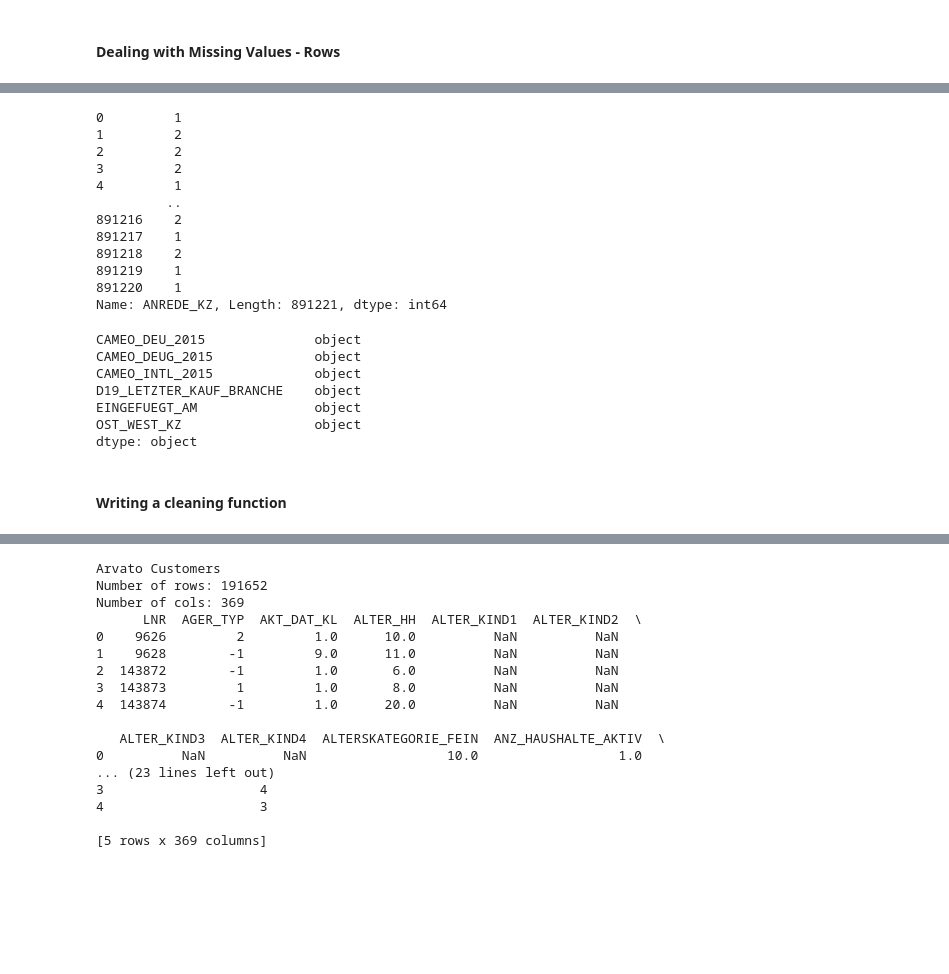
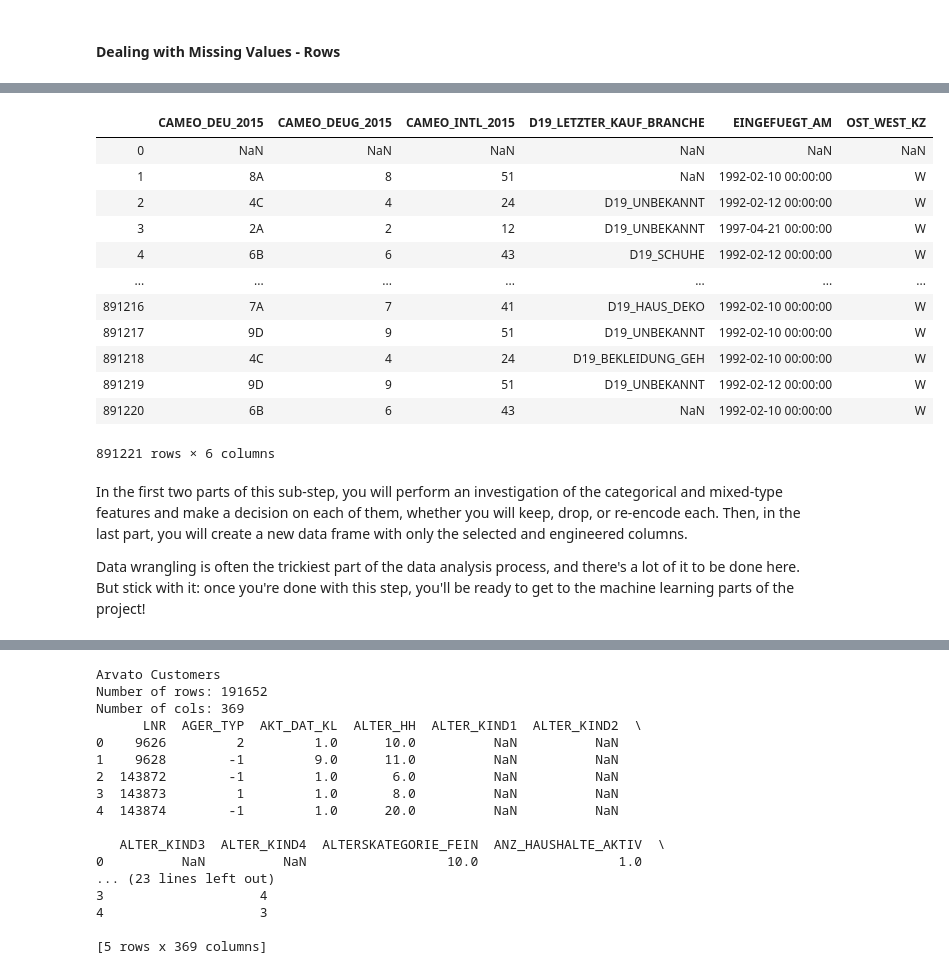
Before and after one commit to ttheoto/DSND_Capstone_Arvato, a Jupyter notebook: Arvato Project Workbook.ipynb, the cells around one changed output, grey strips where cells are left out. Saved outputs shown, nothing was run; the diff lists cells and outputs as text; code cells hidden in the pictures; blank space fills up the shorter version.

```diff
--- a/Arvato Project Workbook.ipynb
+++ b/Arvato Project Workbook.ipynb
@@ -305,31 +315,24 @@ int64       89
 object       6
 dtype: int64
-# %%
-azdias_clean['ANREDE_KZ']
-# %% [output]
-0         1
-1         2
-2         2
-3         2
-4         1
-         ..
-891216    2
-891217    1
-891218    2
-891219    1
-891220    1
-Name: ANREDE_KZ, Length: 891221, dtype: int64
 # %%
 # Looking into categorical data
 
-azdias_clean.dtypes[azdias_clean.dtypes == "object"]
+azdias_clean.select_dtypes('object')
 # %% [output]
+|  | CAMEO_DEU_2015 | CAMEO_DEUG_2015 | CAMEO_INTL_2015 | D19_LETZTER_KAUF_BRANCHE | EINGEFUEGT_AM | OST_WEST_KZ |
+| 0 | NaN | NaN | NaN | NaN | NaN | NaN |
+| 1 | 8A | 8 | 51 | NaN | 1992-02-10 00:00:00 | W |
+| 2 | 4C | 4 | 24 | D19_UNBEKANNT | 1992-02-12 00:00:00 | W |
+| 3 | 2A | 2 | 12 | D19_UNBEKANNT | 1997-04-21 00:00:00 | W |
+| 4 | 6B | 6 | 43 | D19_SCHUHE | 1992-02-12 00:00:00 | W |
+| ... | ... | ... | ... | ... | ... | ... |
+| 891216 | 7A | 7 | 41 | D19_HAUS_DEKO | 1992-02-10 00:00:00 | W |
+| 891217 | 9D | 9 | 51 | D19_UNBEKANNT | 1992-02-10 00:00:00 | W |
+| 891218 | 4C | 4 | 24 | D19_BEKLEIDUNG_GEH | 1992-02-10 00:00:00 | W |
+| 891219 | 9D | 9 | 51 | D19_UNBEKANNT | 1992-02-12 00:00:00 | W |
+| 891220 | 6B | 6 | 43 | NaN | 1992-02-10 00:00:00 | W |
-CAMEO_DEU_2015              object
-CAMEO_DEUG_2015             object
-CAMEO_INTL_2015             object
-D19_LETZTER_KAUF_BRANCHE    object
-EINGEFUEGT_AM               object
-OST_WEST_KZ                 object
-dtype: object
+891221 rows × 6 columns
-# %% [markdown]
-#### Writing a cleaning function
+# %% [markdown]
+In the first two parts of this sub-step, you will perform an investigation of the categorical and mixed-type features and make a decision on each of them, whether you will keep, drop, or re-encode each. Then, in the last part, you will create a new data frame with only the selected and engineered columns.
+
+Data wrangling is often the trickiest part of the data analysis process, and there's a lot of it to be done here. But stick with it: once you're done with this step, you'll be ready to get to the machine learning parts of the project!
```
Also changed, not shown: parts of 16 cells of this notebook.
